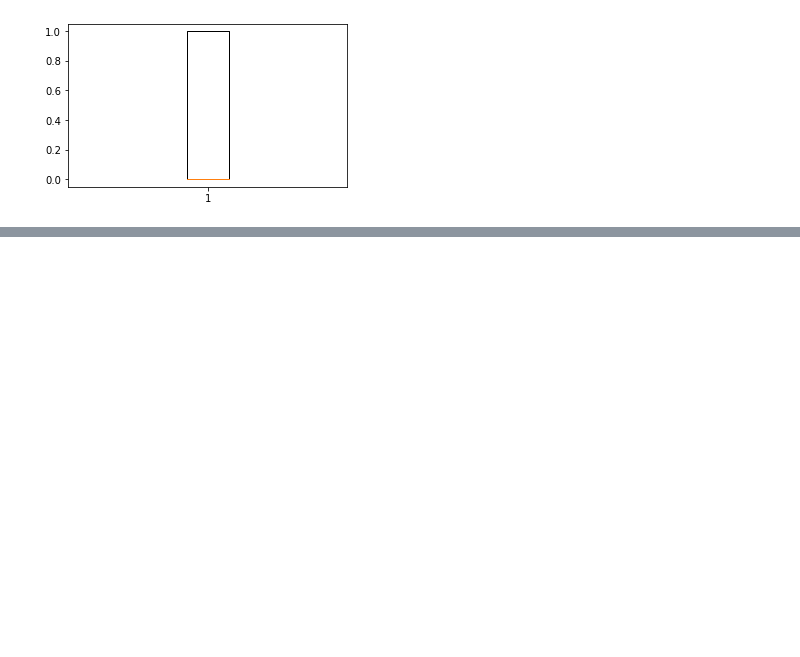
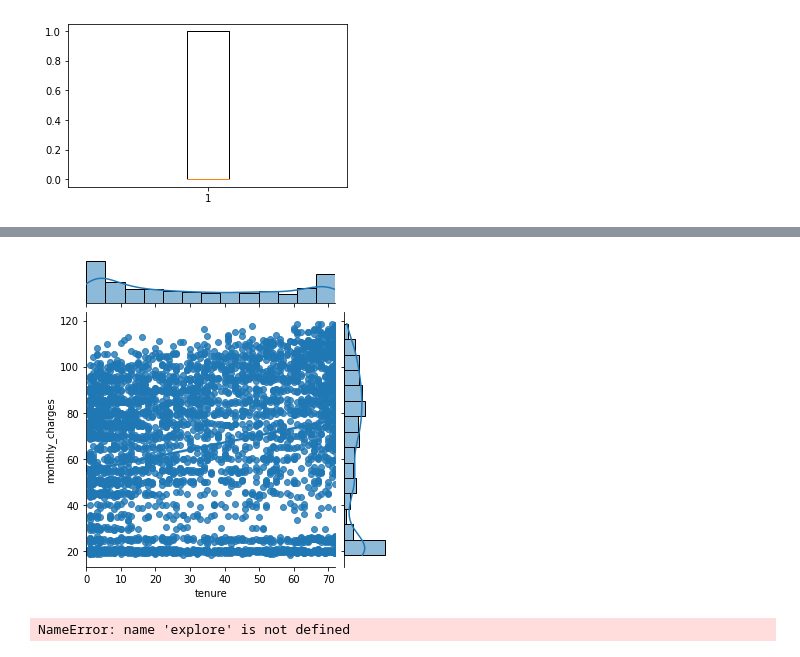
Before and after one commit to brianclements03/regression_exercises, a Jupyter notebook: explore_telco.ipynb, the cells around one changed output, grey strips where cells are left out. Saved outputs shown, nothing was run; the diff lists cells and outputs as text; code cells hidden in the pictures; blank space fills up the shorter version.

```diff
--- a/explore_telco.ipynb
+++ b/explore_telco.ipynb
@@ -252,0 +293,9 @@ Name: total_charges, dtype: int64
+# %%
+sns.jointplot(x="tenure", y="monthly_charges", data=train,  kind='reg', height=5)
+plt.show()
+# %% [output]
+[figure, added]
+# %%
+explore.plot_variable_pairs('tenure','monthly_charges',train)
+# %% [output]
+NameError: name 'explore' is not defined
```
Also changed, not shown: parts of 16 cells of this notebook, 1 other file.
